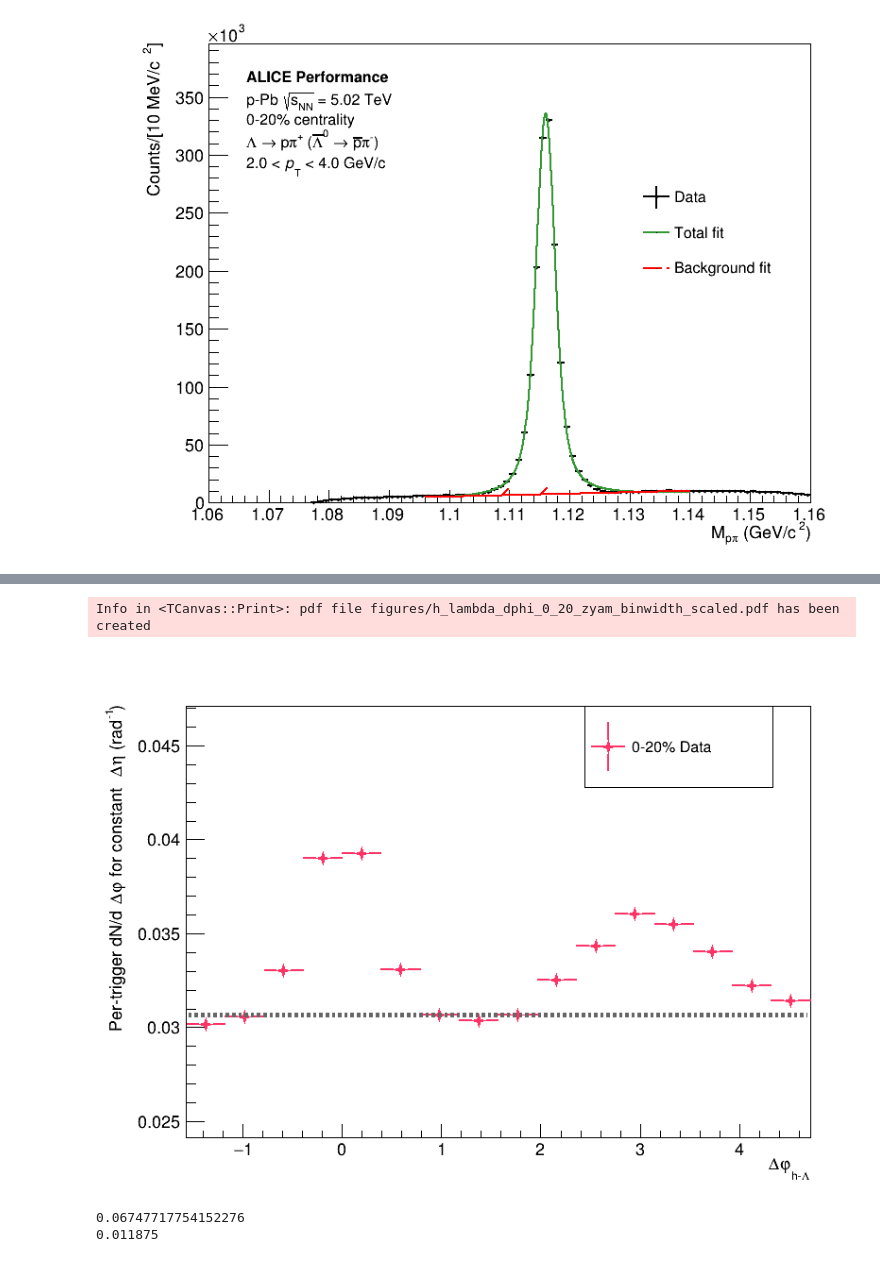
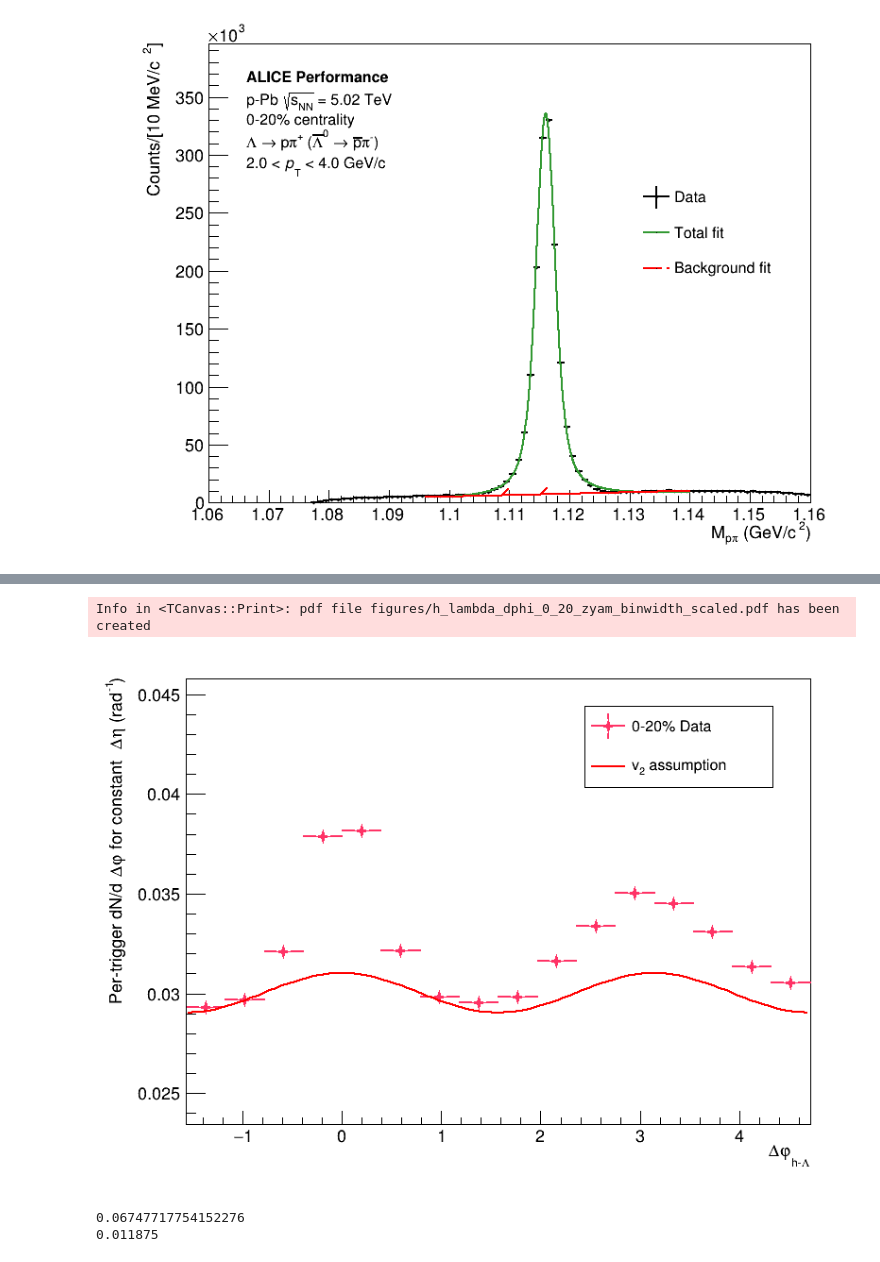
Before and after one commit to rhanniga/lambda-over-hadron, a Jupyter notebook: data/offline/plotting_notebook.ipynb, the cells around one changed output, grey strips where cells are left out. Cells and saved outputs as stored; diff of their text form; code cells hidden in the pictures.

```diff
--- a/data/offline/plotting_notebook.ipynb
+++ b/data/offline/plotting_notebook.ipynb
@@ -15,7 +15,7 @@ c.SetTopMargin(0.05)
 # %%
 # res_input_file = rt.TFile("output/res_avg6_sideband_subtraction_sig_11_114_trig_40_80_assoc_20_40_delta_eta_12.root")
 # v0_input_file = rt.TFile("output/v0_avg6_sideband_subtraction_rsb_1135_115_sig_1102_113_trig_40_80_assoc_20_40_delta_eta_12_normal_tmp.root")
-v0_input_file = rt.TFile("tmp.root")
+v0_input_file = rt.TFile("output/central_value/v0_avg6_sideband_subtraction_rsb_1135_115_sig_1102_113_trig_40_80_assoc_20_40_delta_eta_12_normal.root")
 # %%
 def setup_hist_for_single_plot(hist, x_title, y_title, color, marker_style):
     hist.SetTitle("")
@@ -860,43 +860,43 @@ c.SetLeftMargin(0.12)
 c.SetRightMargin(0.05)
 v0_dphi_dist_0_20.SetLineWidth(2)
 v0_dphi_dist_0_20.Draw()
-v0_ue_line_0_20.Draw("same")
-# v0_ue_fit_0_20.Draw("same")
+# v0_ue_line_0_20.Draw("same")
+v0_ue_fit_0_20.Draw("same")
 # v0_dphi_fit_0_20.Draw("same")
-v0_ue_upper_line_0_20.Draw("same")
-v0_ue_lower_line_0_20.Draw("same")
+# v0_ue_upper_line_0_20.Draw("same")
+# v0_ue_lower_line_0_20.Draw("same")
 label_x_start = 0.20
 label_y_start = 0.48
 label_text_space = 0.049
 
 
 label_x_start = 0.17
 label_y_start = 0.95
 label_text_space = 0.049
 
 alice_data_label = rt.TLatex()
 alice_data_label.SetNDC()
 alice_data_label.SetTextSize(0.03)
 alice_data_label.SetTextAlign(13)
 # alice_data_label.DrawLatex(label_x_start, label_y_start - label_text_space - 0.005, "#bf{0-20% V0A centrality}")
 # alice_data_label.DrawLatex(label_x_start, label_y_start - 2*label_text_space, "#bf{ 4.0 <   #it{p}^{h}_{T,trig}    < 8.0 GeV/#it{c}}")
 # alice_data_label.DrawLatex(label_x_start, label_y_start - 3*label_text_space, "#bf{ 2.0 <   #it{p}^{#Lambda}_{T,assoc} < 4.0 GeV/#it{c}}")
 # alice_data_label.DrawLatex(label_x_start, label_y_start - 4*label_text_space - 0.005, "#bf{-1.2 <   #Delta#eta_{h-#Lambda}   < 1.2}")
 leg = rt.TLegend(0.65, 0.75, 0.9, 0.9)
 leg.SetBorderSize(1)
 leg.SetFillStyle(0)
 leg.SetTextSize(0.03)
 leg.AddEntry(v0_dphi_dist_0_20, "0-20% Data", "lep")
 # leg.AddEntry(v0_dphi_fit_0_20, "Von Mises", "l")
-# leg.AddEntry(v0_ue_fit_0_20, "v_{2} assumption", "l")
+leg.AddEntry(v0_ue_fit_0_20, "v_{2} assumption", "l")
 # leg.AddEntry(v0_ue_line_0_20, "UE fit (ZYAM)", "l")
 leg.Draw("SAME")
 
 c.Draw()
 c.SaveAs("figures/h_lambda_dphi_0_20_zyam_binwidth_scaled.pdf")
 # %% [output]
 Info in <TCanvas::Print>: pdf file figures/h_lambda_dphi_0_20_zyam_binwidth_scaled.pdf has been created
-[figure, old version]
+[figure, new version]
 # %%
 print(v0_ue_line_0_20.GetParameter(0)/(1.5 - 0.9))
 print(0.0285/(2.4))
```
Also changed, not shown: parts of 21 cells of this notebook, 19 other files.
